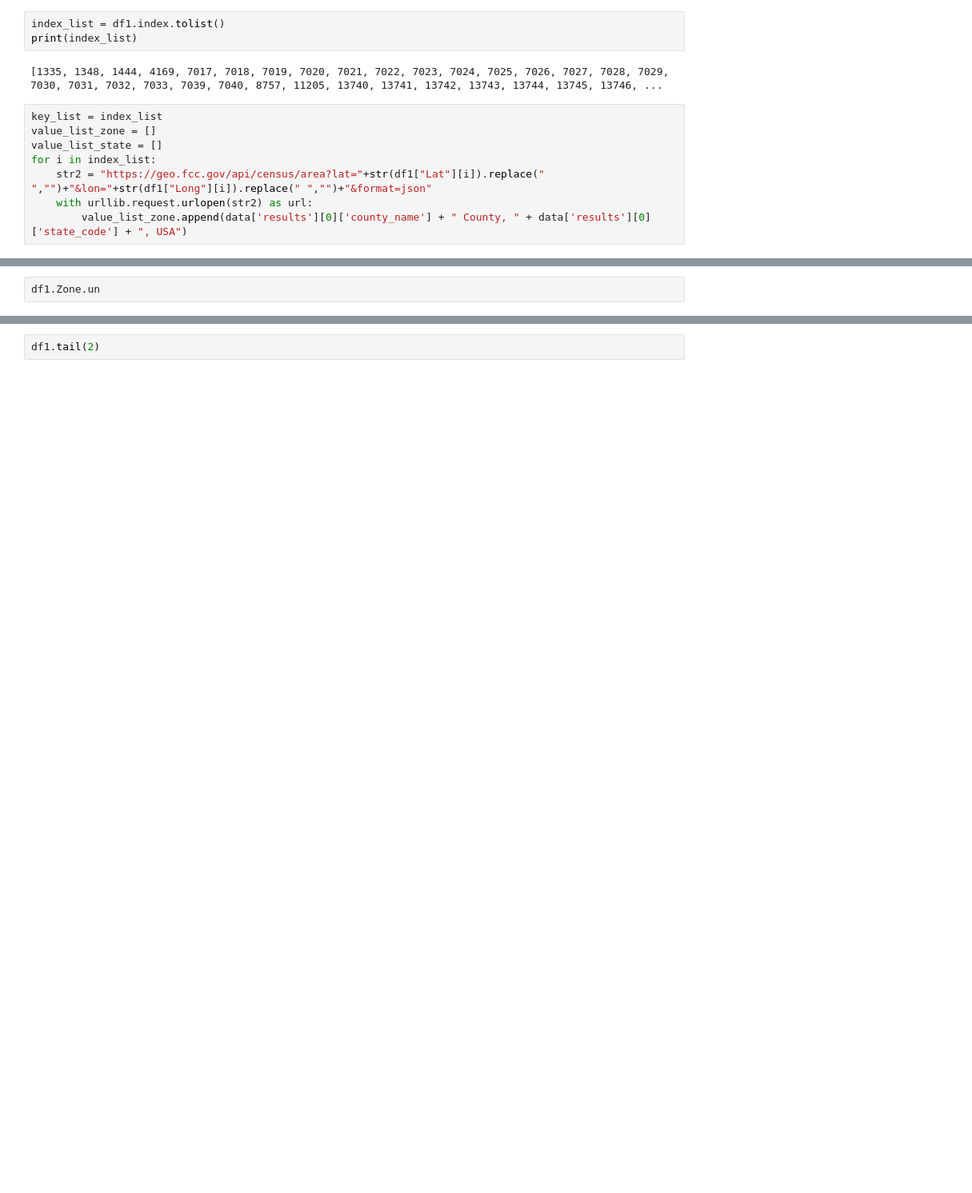
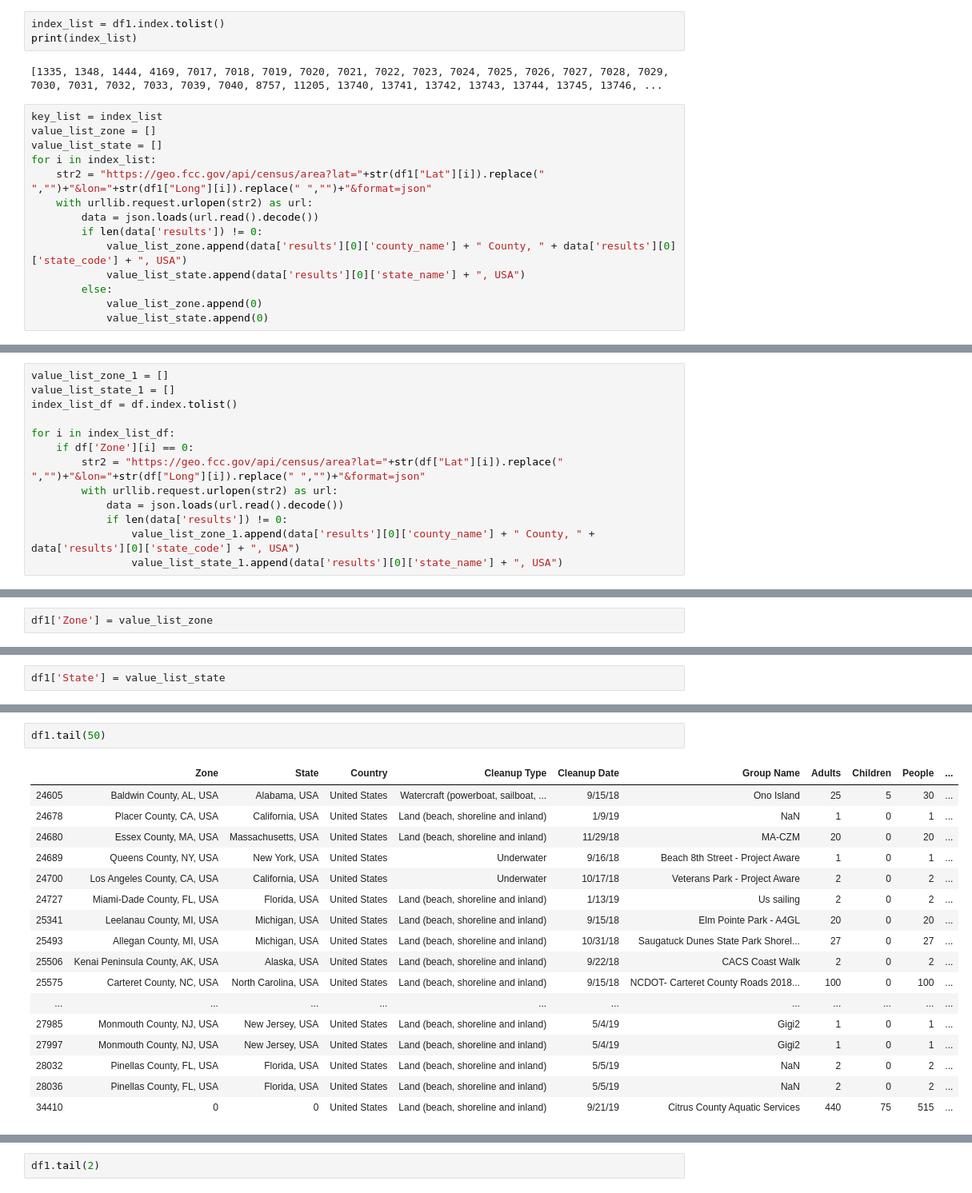
Before and after one commit to 54heart/OceanCleanup, a Jupyter notebook: Jupyter Notebooks/Ash_Jupyter_Notebook.ipynb, the cells around one changed output, grey strips where cells are left out. Shown: that part at 80% size. Cells and saved outputs as stored; diff of their text form; blank space fills up the shorter version.

```diff
--- a/Jupyter Notebooks/Ash_Jupyter_Notebook.ipynb
+++ b/Jupyter Notebooks/Ash_Jupyter_Notebook.ipynb
@@ -116,4 +116,10 @@ value_list_state = []
 for i in index_list:
     str2 = "https://geo.fcc.gov/api/census/area?lat="+str(df1["Lat"][i]).replace(" ","")+"&lon="+str(df1["Long"][i]).replace(" ","")+"&format=json"
     with urllib.request.urlopen(str2) as url:
-        value_list_zone.append(data['results'][0]['county_name'] + " County, " + data['results'][0]['state_code'] + ", USA")
+        data = json.loads(url.read().decode())
+        if len(data['results']) != 0:
+            value_list_zone.append(data['results'][0]['county_name'] + " County, " + data['results'][0]['state_code'] + ", USA")
+            value_list_state.append(data['results'][0]['state_name'] + ", USA")
+        else:
+            value_list_zone.append(0)
+            value_list_state.append(0)
@@ -119,0 +171,13 @@ for i in index_list:
+# %%
+value_list_zone_1 = []
+value_list_state_1 = []
+index_list_df = df.index.tolist()
+
+for i in index_list_df:
+    if df['Zone'][i] == 0:
+        str2 = "https://geo.fcc.gov/api/census/area?lat="+str(df["Lat"][i]).replace(" ","")+"&lon="+str(df["Long"][i]).replace(" ","")+"&format=json"
+        with urllib.request.urlopen(str2) as url:
+            data = json.loads(url.read().decode())
+            if len(data['results']) != 0:
+                value_list_zone_1.append(data['results'][0]['county_name'] + " County, " + data['results'][0]['state_code'] + ", USA")
+                value_list_state_1.append(data['results'][0]['state_name'] + ", USA")
@@ -165,5 +253,5 @@ Pinellas
 Pinellas County, FL, USA
 Florida, USA
 # %%
-df1.Zone.un
+df1['Zone'] = value_list_zone
 # %% [output]
@@ -181,0 +263,2 @@ Name: Zone, Length: 235, dtype: object
+# %%
+df1['State'] = value_list_state
@@ -181,0 +271,20 @@ Name: Zone, Length: 235, dtype: object
+# %%
+df1.tail(50)
+# %% [output]
+|  | Zone | State | Country | Cleanup Type | Cleanup Date | Group Name | Adults | Children | People | ... |
+| 24605 | Baldwin County, AL, USA | Alabama, USA | United States | Watercraft (powerboat, sailboat, ... | 9/15/18 | Ono Island | 25 | 5 | 30 | ... |
+| 24678 | Placer County, CA, USA | California, USA | United States | Land (beach, shoreline and inland) | 1/9/19 | NaN | 1 | 0 | 1 | ... |
+| 24680 | Essex County, MA, USA | Massachusetts, USA | United States | Land (beach, shoreline and inland) | 11/29/18 | MA-CZM | 20 | 0 | 20 | ... |
+| 24689 | Queens County, NY, USA | New York, USA | United States | Underwater | 9/16/18 | Beach 8th Street - Project Aware | 1 | 0 | 1 | ... |
+| 24700 | Los Angeles County, CA, USA | California, USA | United States | Underwater | 10/17/18 | Veterans Park - Project Aware | 2 | 0 | 2 | ... |
+| 24727 | Miami-Dade County, FL, USA | Florida, USA | United States | Land (beach, shoreline and inland) | 1/13/19 | Us sailing | 2 | 0 | 2 | ... |
+| 25341 | Leelanau County, MI, USA | Michigan, USA | United States | Land (beach, shoreline and inland) | 9/15/18 | Elm Pointe Park - A4GL | 20 | 0 | 20 | ... |
+| 25493 | Allegan County, MI, USA | Michigan, USA | United States | Land (beach, shoreline and inland) | 10/31/18 | Saugatuck Dunes State Park Shorel... | 27 | 0 | 27 | ... |
+| 25506 | Kenai Peninsula County, AK, USA | Alaska, USA | United States | Land (beach, shoreline and inland) | 9/22/18 | CACS Coast Walk | 2 | 0 | 2 | ... |
+| 25575 | Carteret County, NC, USA | North Carolina, USA | United States | Land (beach, shoreline and inland) | 9/15/18 | NCDOT- Carteret County Roads 2018... | 100 | 0 | 100 | ... |
+| ... | ... | ... | ... | ... | ... | ... | ... | ... | ... | ... |
+| 27985 | Monmouth County, NJ, USA | New Jersey, USA | United States | Land (beach, shoreline and inland) | 5/4/19 | Gigi2 | 1 | 0 | 1 | ... |
+| 27997 | Monmouth County, NJ, USA | New Jersey, USA | United States | Land (beach, shoreline and inland) | 5/4/19 | Gigi2 | 1 | 0 | 1 | ... |
+| 28032 | Pinellas County, FL, USA | Florida, USA | United States | Land (beach, shoreline and inland) | 5/5/19 | NaN | 2 | 0 | 2 | ... |
+| 28036 | Pinellas County, FL, USA | Florida, USA | United States | Land (beach, shoreline and inland) | 5/5/19 | NaN | 2 | 0 | 2 | ... |
+| 34410 | 0 | 0 | United States | Land (beach, shoreline and inland) | 9/21/19 | Citrus County Aquatic Services | 440 | 75 | 515 | ... |
```
Also changed, not shown: parts of 11 cells of this notebook.
